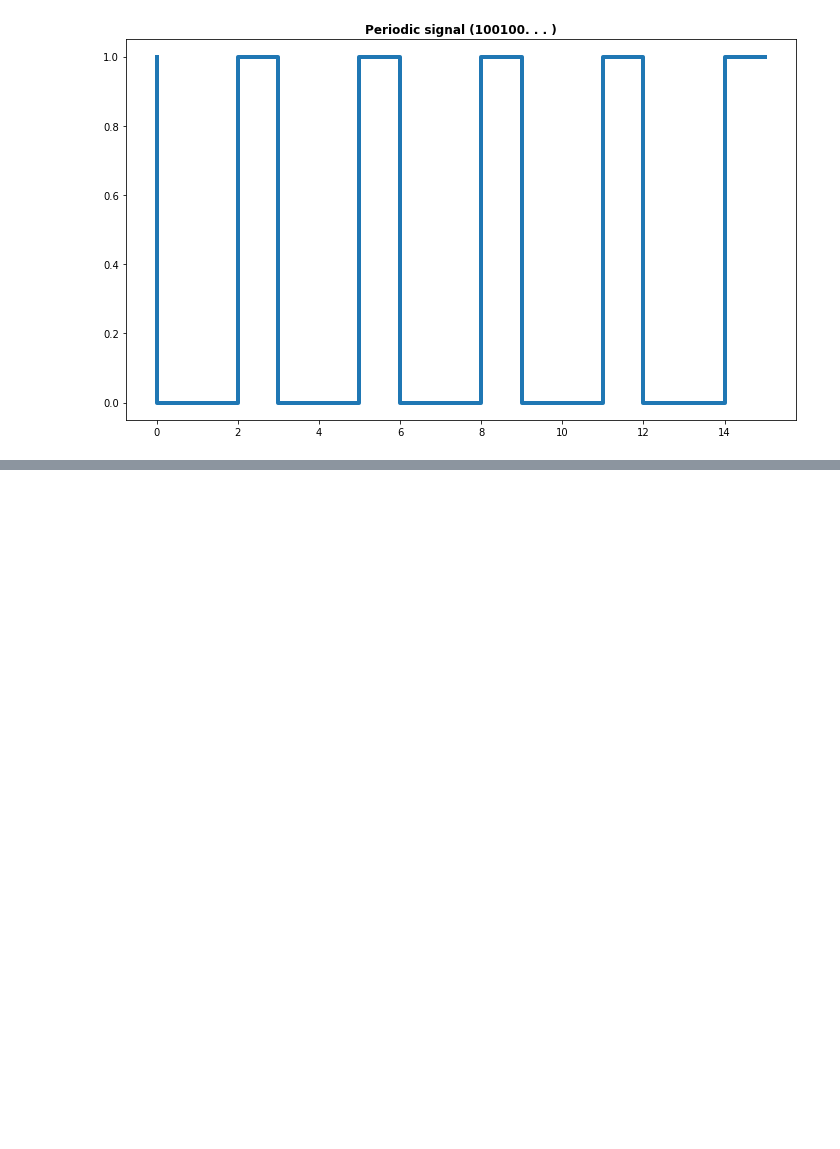
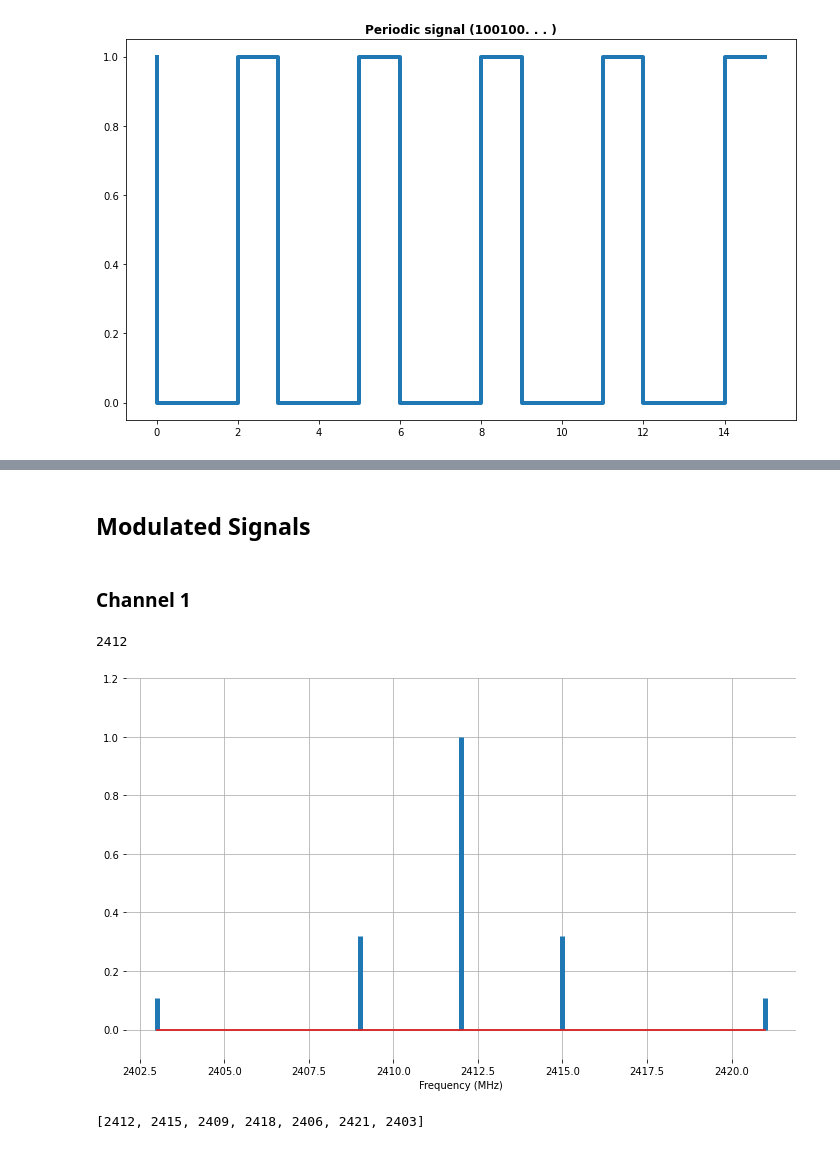
Before and after one commit to raduspaimoc/Communication_Services_And_Security, a Jupyter notebook: Lab 5/Assignment 5.ipynb, the cells around one changed output, grey strips where cells are left out. Drawn from its saved outputs; the diff is of its cells as text; code cells hidden in the pictures; blank space fills up the shorter version.

```diff
--- a/Lab 5/Assignment 5.ipynb
+++ b/Lab 5/Assignment 5.ipynb
@@ -43,0 +108,62 @@ plt.show()
+# %% [markdown]
+## Modulated Signals
+# %% [markdown]
+### Channel 1
+# %%
+period = 2
+channel1 = int(2401 + 22/2)
+print(channel1)
+
+# A Coefficient
+sig1AY = []
+sig1AX = []
+
+# Adding central one
+sig1AY.append(integratorCos(t, T1, 0, period))
+sig1AX.append(channel1)
+
+for n in range(1,4):
+  sig1AY.append(integratorCos(t, T1, n, period)/2)
+  sig1AY.append(integratorCos(t, T1, n, period)/2)
+  sig1AX.append(channel1 + n*3)
+  sig1AX.append(channel1 - n*3)
+
+# B Coefficient
+sig1BY = []
+sig1BX = []
+
+# Adding central one
+sig1BY.append(integratorSin(t, T1, 0, period))
+sig1BX.append(channel1)
+
+for n in range(1,4):
+  sig1BY.append(integratorSin(t, T1, n, period)/2)
+  sig1BY.append(integratorSin(t, T1, n, period)/2)
+  sig1BX.append(channel1 + n*3)
+  sig1BX.append(channel1 - n*3)
+# %% [output]
+2412
+# %%
+plt.figure(figsize=(12,7))
+ax1 = plt.axes(frameon=False)
+x=range(channel1-11, channel1+11)
+
+markerline, stemlines, baseline =  plt.stem(sig1AX, sig1AY, '-', 'None')
+plt.setp(stemlines, linewidth = 5)
+plt.setp(markerline, markersize = 5)
+
+markerline, stemlines, baseline = plt.stem(sig1BX, sig1BY, '-', 'None')
+plt.setp(stemlines, linewidth = 5)
+plt.setp(markerline, markersize = 5)
+
+plt.xlabel('Frequency (MHz)')
+plt.grid()
+plt.ylim(-0.1, 1.2)
+plt.savefig('modulated_bs.jpg')
+plt.show()
+# %% [output]
+[figure, added]
+# %%
+sig1AX
+# %% [output]
+[2412, 2415, 2409, 2418, 2406, 2421, 2403]
```
Also changed, not shown: parts of 9 cells of this notebook, 4 other files.
